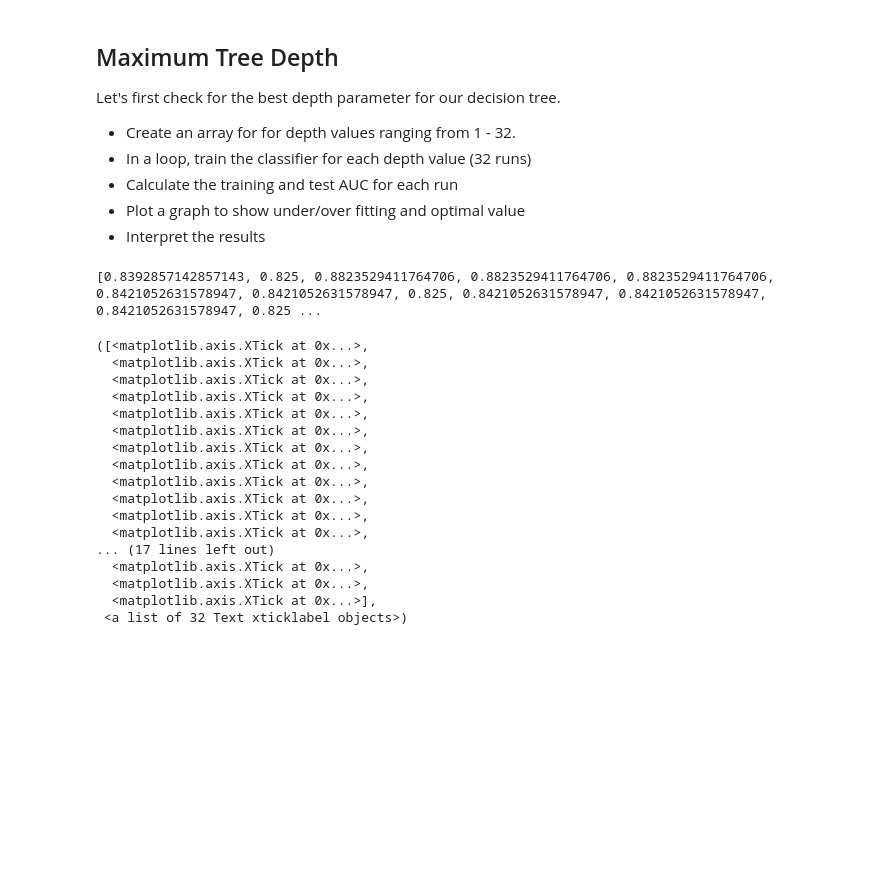
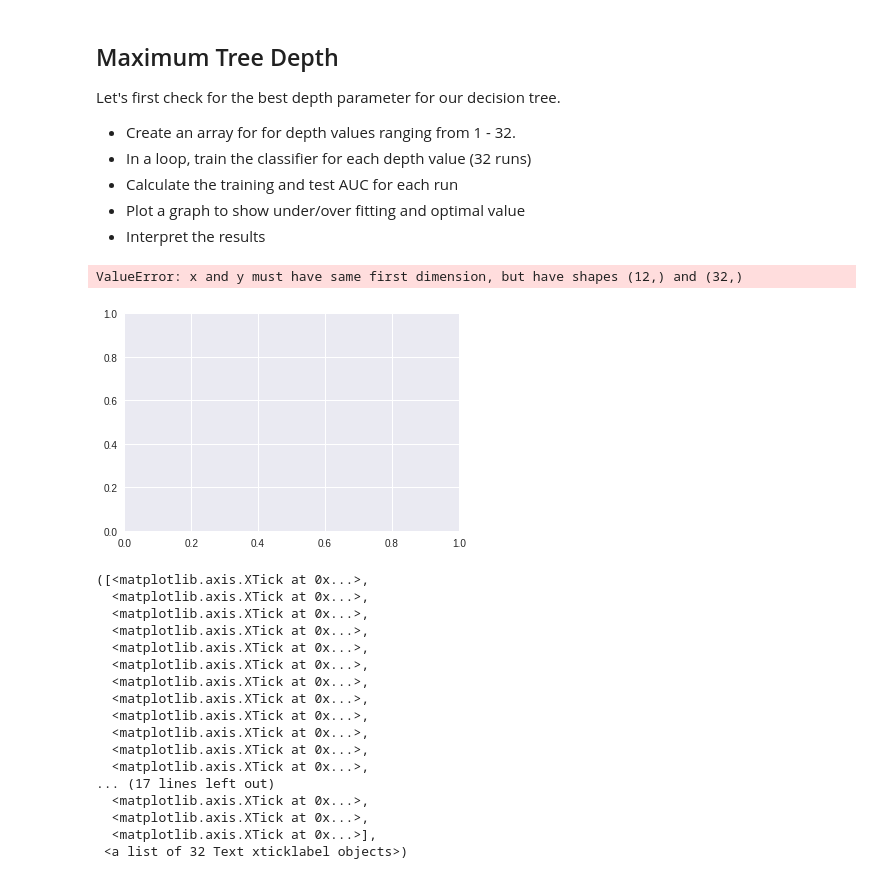
Before and after one commit to mzhou356/dsc-tuning-decision-trees-lab-dc-ds-060319, a Jupyter notebook: index.ipynb, the cells around one changed output. Drawn from its saved outputs; the diff is of its cells as text; code cells hidden in the pictures; blank space fills up the shorter version.

```diff
--- a/index.ipynb
+++ b/index.ipynb
@@ -88,26 +88,27 @@ Let's first check for the best depth parameter for our decision tree.
 # %%
 # Identify the optimal tree depth for given data
 depths = np.arange(1,33,1)
 trains =[]
 test =[]
 for depth in depths:
     model = DecisionTreeClassifier(criterion='entropy',max_depth=depth)
     model.fit(X_train,y_train)
     predt = model.predict(X_train)
     tprt,fprt,thresholdst = roc_curve(predt,y_train)
     trains.append(auc(tprt,fprt))
     preds = model.predict(X_test)
     tpr,fpr,thresholds = roc_curve(preds,y_test)
     tests.append(auc(tpr,fpr))
 
 
 # Your code here
-plt.plot(max_features,trains, color = 'red', label = 'Train AUC')
+plt.plot(depths,trains, color = 'red', label = 'Train AUC')
 plt.plot(max_features,tests, color = 'blue', label = 'Test AUC')
 plt.legend()
 plt.show()
 # %% [output]
-[0.8392857142857143, 0.825, 0.8823529411764706, 0.8823529411764706, 0.8823529411764706, 0.8421052631578947, 0.8421052631578947, 0.825, 0.8421052631578947, 0.8421052631578947, 0.8421052631578947, 0.825 ...
+ValueError: x and y must have same first dimension, but have shapes (12,) and (32,)
+[figure, added]
 # %%
 # You observations here
 plt.plot(depths,aucs)
```
